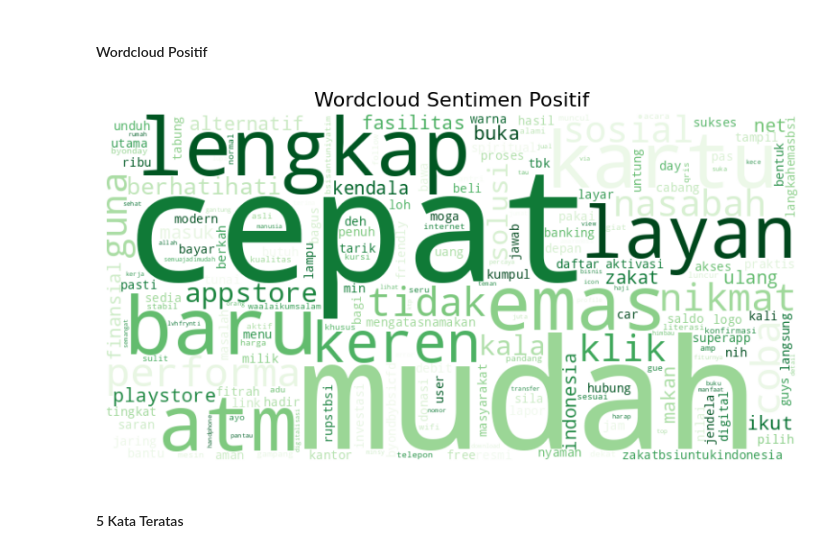
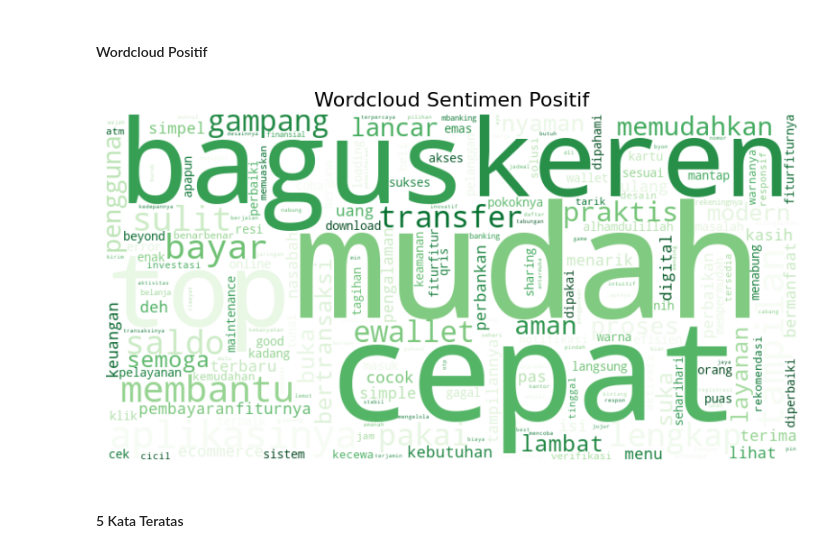
Before and after one commit to baywcksn/indobert-bertopic-analysis, a Jupyter notebook: Playstore_&_Appstore.ipynb, the cells around one changed output. Saved outputs shown, nothing was run; the diff lists cells and outputs as text; code cells hidden in the pictures.

```diff
--- a/Playstore_&_Appstore.ipynb
+++ b/Playstore_&_Appstore.ipynb
@@ -630,49 +620,54 @@ display(contoh_negatif[['normalisasi', 'sentiment_label', 'sentiment_encoded']])
 from wordcloud import WordCloud, STOPWORDS
 import matplotlib.pyplot as plt
 
-# --- Stopword tambahan khusus wordcloud ---
+# stopword tambahan
 stopword_wc = {
     "bsi", "byond", "bank", "syariah",
-    "aplikasi", "apk", 'byondbybsi',
+    "aplikasi", "apk", "byondbybsi",
     "nya", "juga", "udah",
-    "gak", "ga", 'cont',
+    "gak", "ga", "cont", "tidak",
     "sih", "saja", "aja",
-    "untuk", "banget",
+    "untuk", "banget", "kali",
     "mohon", "versi", "kakak",
     "pahamjadiberkah", "yuk", "update",
     "customer", "service", "cs",
     "fitur", "login", "akun", "email",
     "transaksi", "rekening", "mobile"
 }
 
-# Gabungkan dengan stopword bawaan wordcloud
 wc_stopwords = STOPWORDS.union(stopword_wc)
 
-# Ambil token dari data POSITIF (hasil stemming)
-positive_tokens = df_filtered[df_filtered['sentiment_encoded'] == 1]['stemming']
+# ambil token positif
+positive_tokens = df_filtered[
+    df_filtered['sentiment_encoded'] == 1
+][token_col]
 
-# Gabungkan semua token menjadi satu string
-text_pos = " ".join([" ".join(tokens) for tokens in positive_tokens])
+# pastikan isinya list
+positive_tokens = positive_tokens.dropna().apply(
+    lambda x: x if isinstance(x, list) else []
+)
 
-# Buat wordcloud
+# gabungkan token
+text_pos = " ".join(" ".join(tokens) for tokens in positive_tokens)
+
+# wordcloud
 wc_pos = WordCloud(
     width=800,
     height=400,
     background_color="white",
-    colormap="Greens",     # hijau lembut
+    colormap="Greens",
     stopwords=wc_stopwords,
     max_words=200,
     max_font_size=180,
     collocations=False
 ).generate(text_pos)
 
-# Tampilkan
 plt.figure(figsize=(10, 5))
 plt.imshow(wc_pos, interpolation="bilinear")
 plt.title("Wordcloud Sentimen Positif", fontsize=16)
 plt.axis("off")
 plt.show()
 # %% [output]
-[figure, old version]
+[figure, new version]
 # %% [markdown]
 #### 5 Kata Teratas
```
Also changed, not shown: parts of 75 cells of this notebook.
